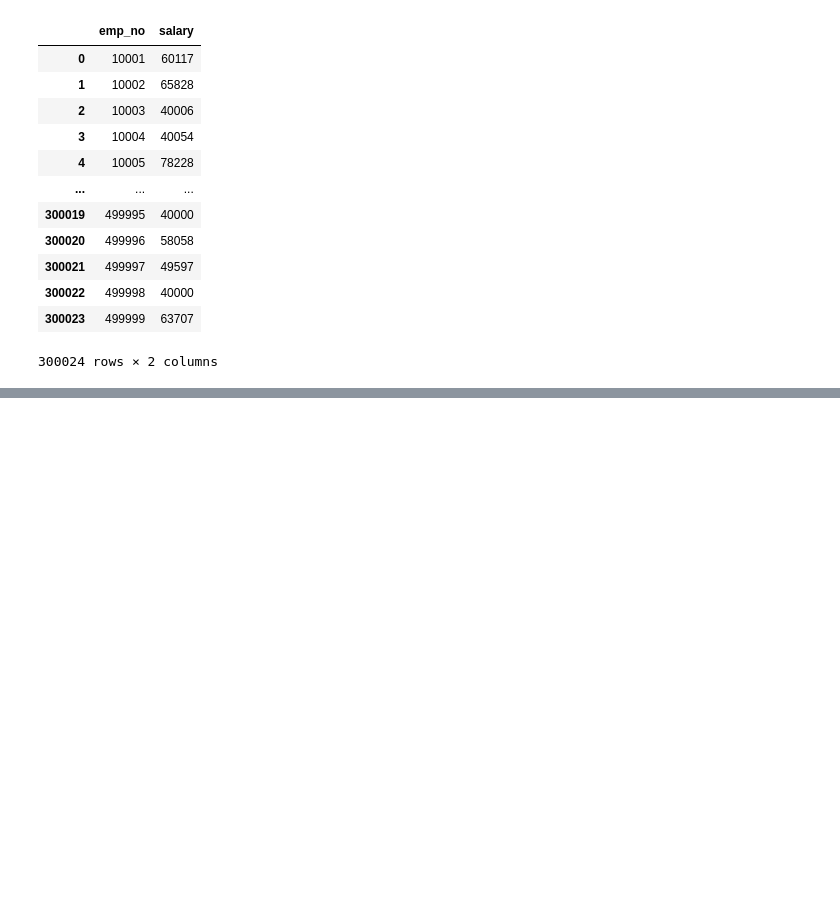
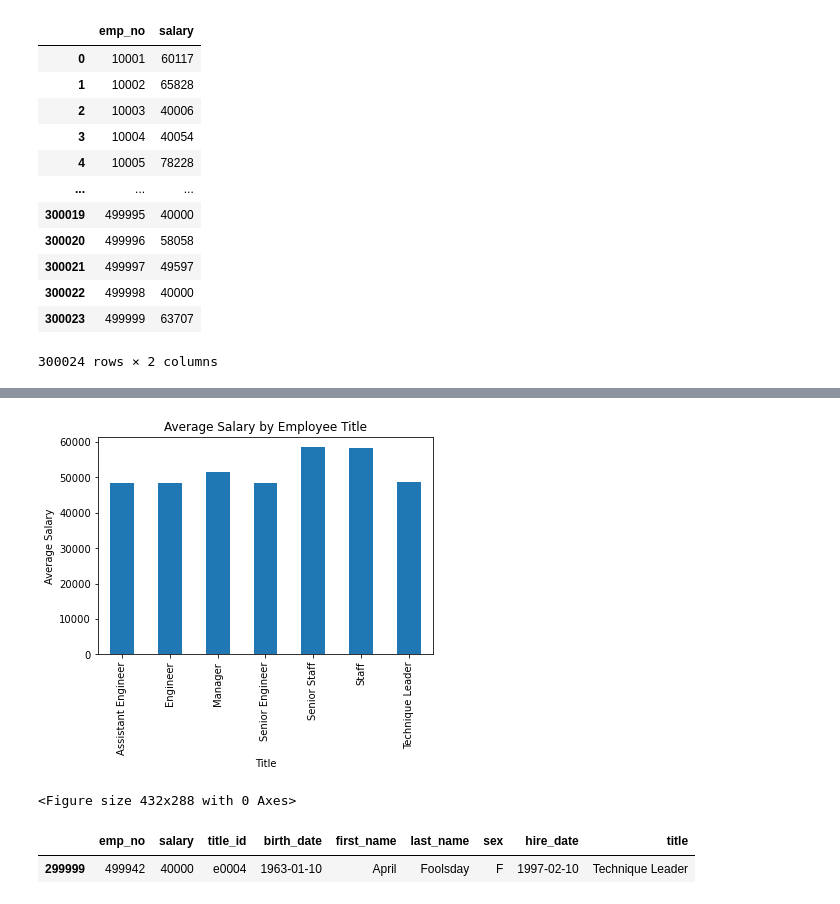
Before and after one commit to kflores56/Employee-Data-Analysis, a Jupyter notebook: Additional_Employee_Evaluation.ipynb, the cells around one changed output, grey strips where cells are left out. Drawn from its saved outputs; the diff is of its cells as text; code cells hidden in the pictures; blank space fills up the shorter version.

```diff
--- a/Additional_Employee_Evaluation.ipynb
+++ b/Additional_Employee_Evaluation.ipynb
@@ -37,0 +57,4 @@ sal_plt
+# %%
+#Merge salaries and employee data
+merge_df = pd.merge(salaries, employees, on="emp_no")
+merge_df
@@ -37,0 +75,3 @@ sal_plt
+# %%
+merge_df = merge_df.rename(columns={"emp_title_id": "title_id"})
+merge_df
@@ -37,0 +92,3 @@ sal_plt
+# %%
+titles = pd.read_sql('select * from titles', connection)
+titles
@@ -37,0 +104,3 @@ sal_plt
+# %%
+merge_df2 = pd.merge(merge_df, titles, on="title_id")
+merge_df2
@@ -37,0 +121,28 @@ sal_plt
+# %%
+#Create a bar chart of average salary by title
+# Split up our data into groups based upon 'titles'
+title_groups = merge_df2.groupby('title')
+
+# Find out how many of each gender took bike trips
+employee_salary = title_groups['salary'].mean()
+
+# # Drop the 'stoptime' row that is contained within our group
+# gender_trips = gender_trips.drop(gender_trips.index[3])
+
+# Chart our data, give it a title, and label the axes
+salary_chart = employee_salary.plot(kind="bar", title="Average Salary by Employee Title")
+salary_chart.set_xlabel("Title", )
+salary_chart.set_ylabel("Average Salary")
+
+plt.show()
+plt.tight_layout()
+# %% [output]
+[figure, added]
+<Figure size 432x288 with 0 Axes>
+# %%
+# Search your ID number (499942)
+my_id = merge_df2.loc[merge_df2['emp_no'] == 499942]
+my_id
+# %% [output]
+|  | emp_no | salary | title_id | birth_date | first_name | last_name | sex | hire_date | title |
+| 299999 | 499942 | 40000 | e0004 | 1963-01-10 | April | Foolsday | F | 1997-02-10 | Technique Leader |
```
Also changed, not shown: parts of 9 cells of this notebook.
